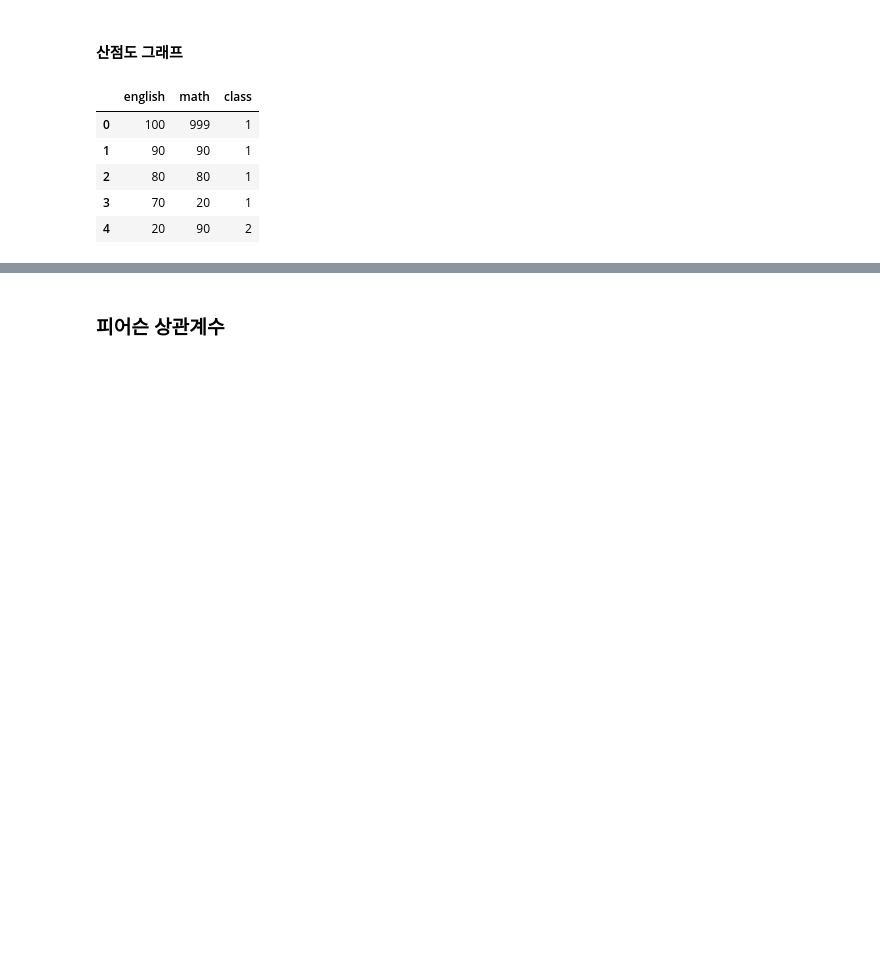
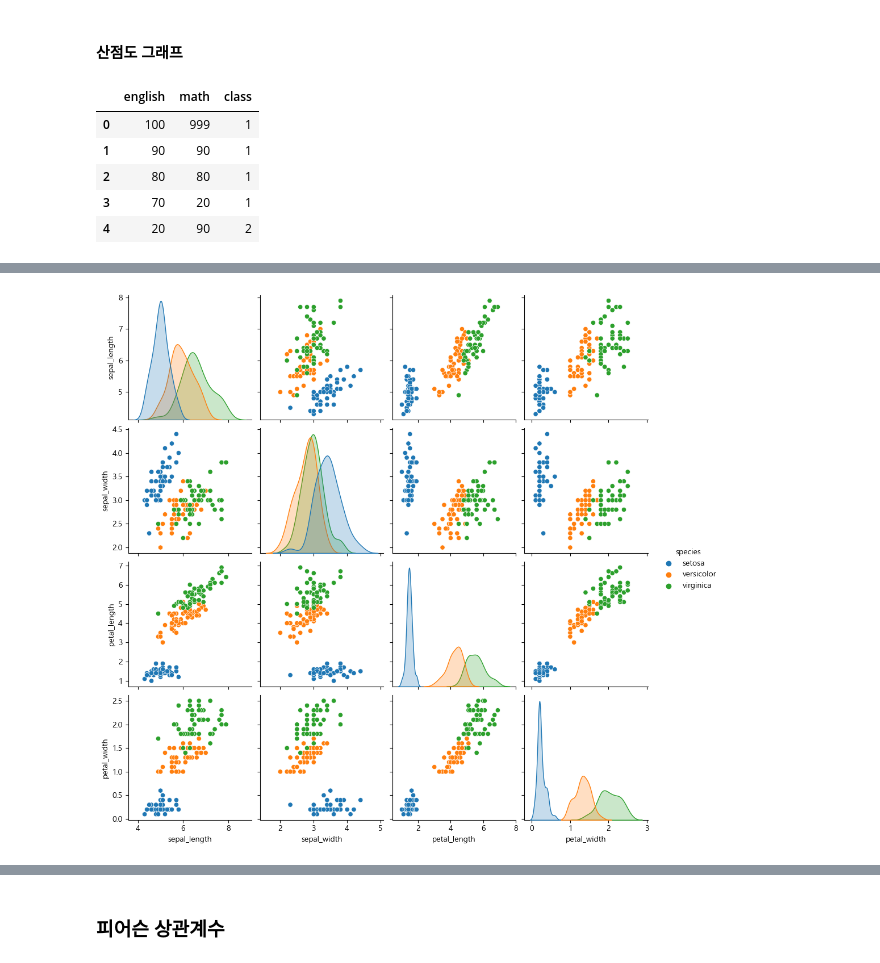
Before and after one commit to Ju0011/SW_Java, a Jupyter notebook: ws05_DataAnalytics/03_데이터분석의모든것_탐색적 데이터 분석 4강.ipynb, the cells around one changed output, grey strips where cells are left out. Saved outputs shown, nothing was run; the diff lists cells and outputs as text; code cells hidden in the pictures; blank space fills up the shorter version.

```diff
--- a/ws05_DataAnalytics/03_데이터분석의모든것_탐색적 데이터 분석 4강.ipynb
+++ b/ws05_DataAnalytics/03_데이터분석의모든것_탐색적 데이터 분석 4강.ipynb
@@ -52,4 +65,6 @@ plt.#TODO()
 # %%
-sns.#TODO(#TODO, #TODO="species")
+sns.pairplot(iris, hue="species")
 plt.show()
+# %% [output]
+[figure, added]
 # %%
```
Also changed, not shown: parts of 10 cells of this notebook.
